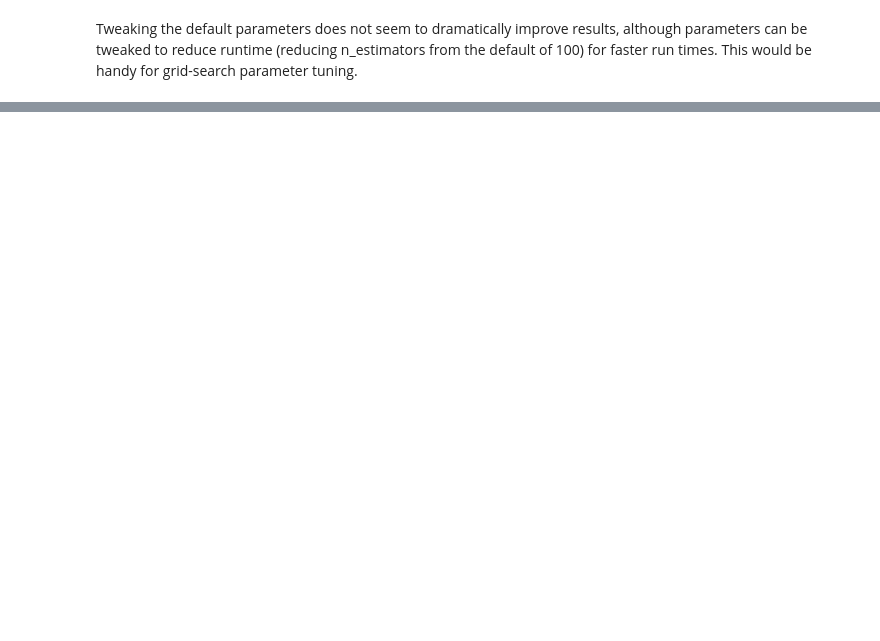
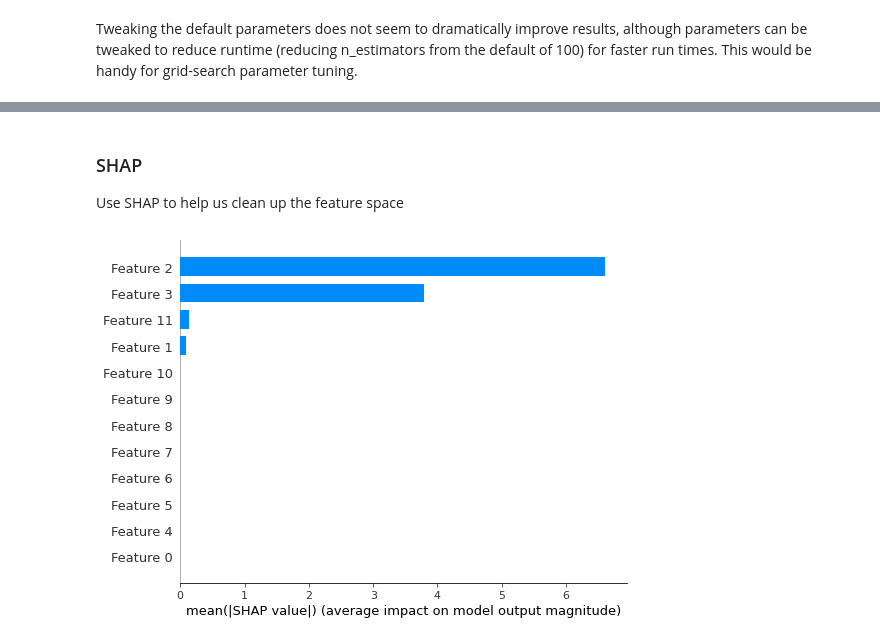
Before and after one commit to nagi49000/tree-play, a Jupyter notebook: python/notebooks/random-forest.ipynb, the cells around one changed output, grey strips where cells are left out. Drawn from its saved outputs; the diff is of its cells as text; code cells hidden in the pictures; blank space fills up the shorter version.

Commit message:
simplified model features using shap

```diff
--- a/python/notebooks/random-forest.ipynb
+++ b/python/notebooks/random-forest.ipynb
@@ -53,0 +55,11 @@ print((scores, np.mean(scores)))
+# %% [markdown]
+### SHAP
+Use SHAP to help us clean up the feature space
+# %%
+X_train, X_test, y_train, y_test = utils.get_train_test_split(X, y)
+regr.fit(X_train, y_train)
+explainer = shap.TreeExplainer(regr)
+shap_values = explainer.shap_values(X_train)
+shap.summary_plot(shap_values, X_train, plot_type="bar")
+# %% [output]
+[figure, added]
```
Also changed, not shown: parts of 11 cells of this notebook, 3 other files.
